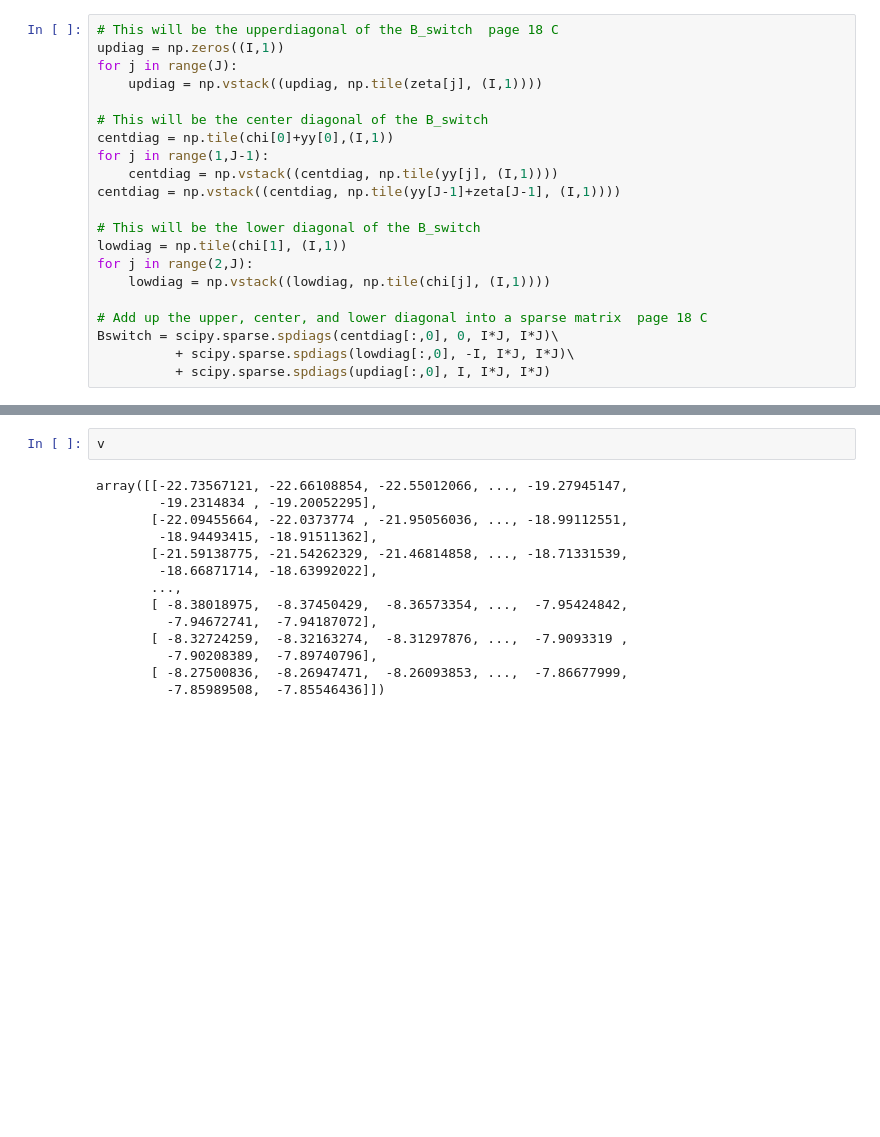
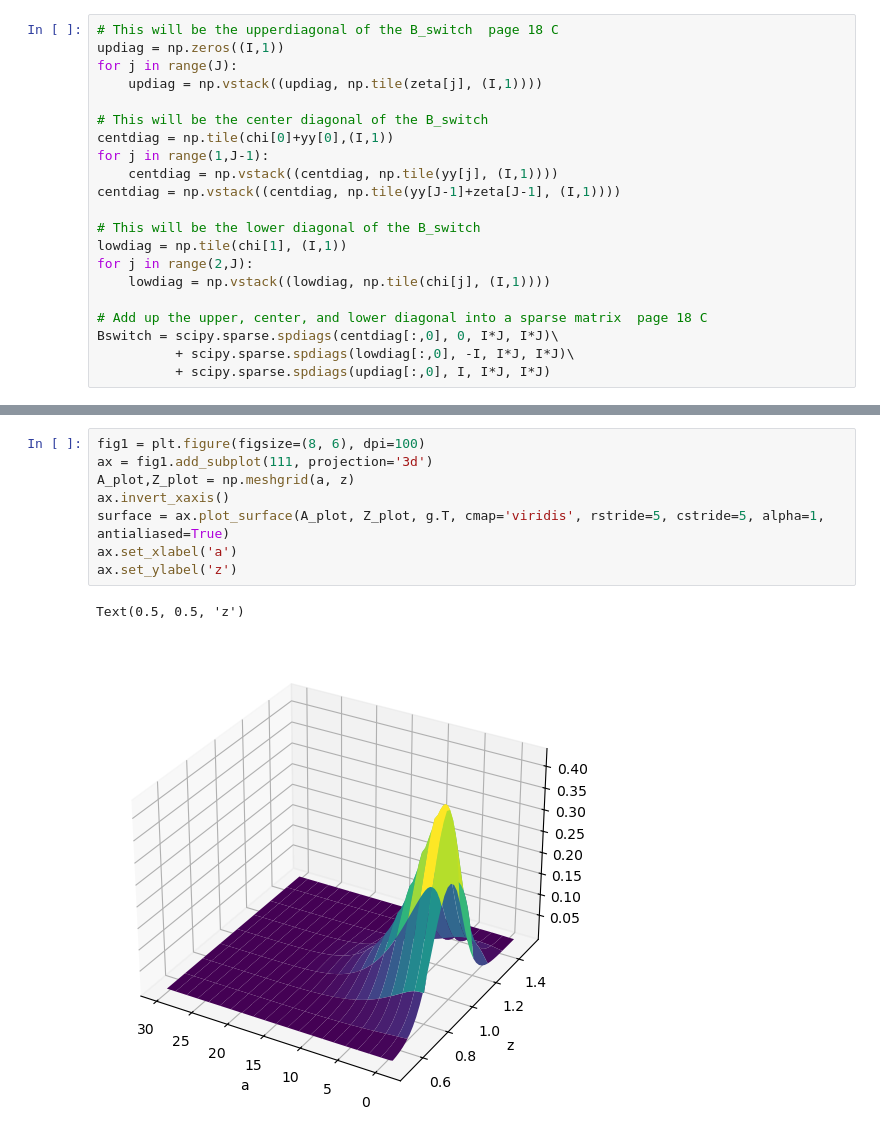
Before and after one commit to YongShen-98/HACT_Numerical_Appendix, a Jupyter notebook: section6/aiyagaria_diffusion_equilibrium.ipynb, the cells around one changed output, grey strips where cells are left out. Saved outputs shown, nothing was run; the diff lists cells and outputs as text; blank space fills up the shorter version.

```diff
--- a/section6/aiyagaria_diffusion_equilibrium.ipynb
+++ b/section6/aiyagaria_diffusion_equilibrium.ipynb
@@ -182,16 +182,11 @@ S: 3.7403677903514043
-# %%
-v
-# %% [output]
-array([[-22.73567121, -22.66108854, -22.55012066, ..., -19.27945147,
-        -19.2314834 , -19.20052295],
-       [-22.09455664, -22.0373774 , -21.95056036, ..., -18.99112551,
-        -18.94493415, -18.91511362],
-       [-21.59138775, -21.54262329, -21.46814858, ..., -18.71331539,
-        -18.66871714, -18.63992022],
-       ...,
-       [ -8.38018975,  -8.37450429,  -8.36573354, ...,  -7.95424842,
-         -7.94672741,  -7.94187072],
-       [ -8.32724259,  -8.32163274,  -8.31297876, ...,  -7.9093319 ,
-         -7.90208389,  -7.89740796],
-       [ -8.27500836,  -8.26947471,  -8.26093853, ...,  -7.86677999,
-         -7.85989508,  -7.85546436]])
+# %%
+fig1 = plt.figure(figsize=(8, 6), dpi=100)
+ax = fig1.add_subplot(111, projection='3d')
+A_plot,Z_plot = np.meshgrid(a, z)
+ax.invert_xaxis()
+surface = ax.plot_surface(A_plot, Z_plot, g.T, cmap='viridis', rstride=5, cstride=5, alpha=1, antialiased=True)
+ax.set_xlabel('a')
+ax.set_ylabel('z')
+# %% [output]
+Text(0.5, 0.5, 'z')
+[figure, added]
```
Also changed, not shown: parts of 1 cell of this notebook, 11 other files.
